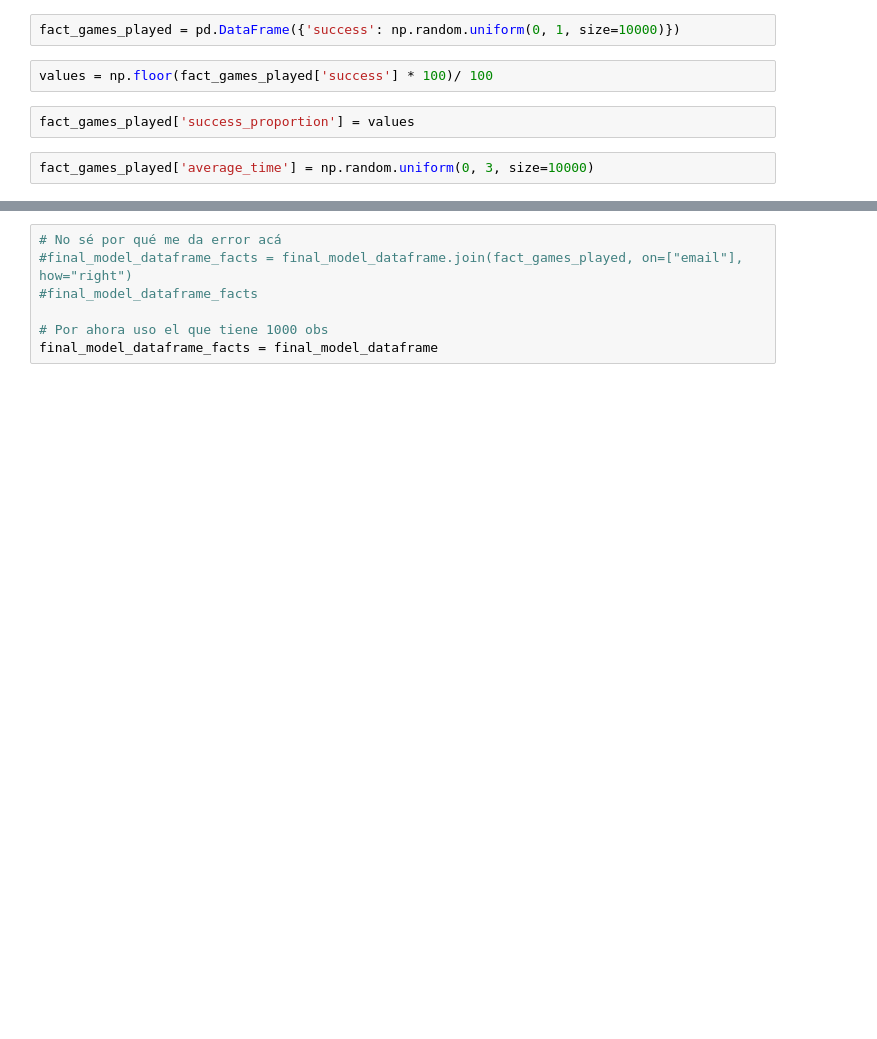
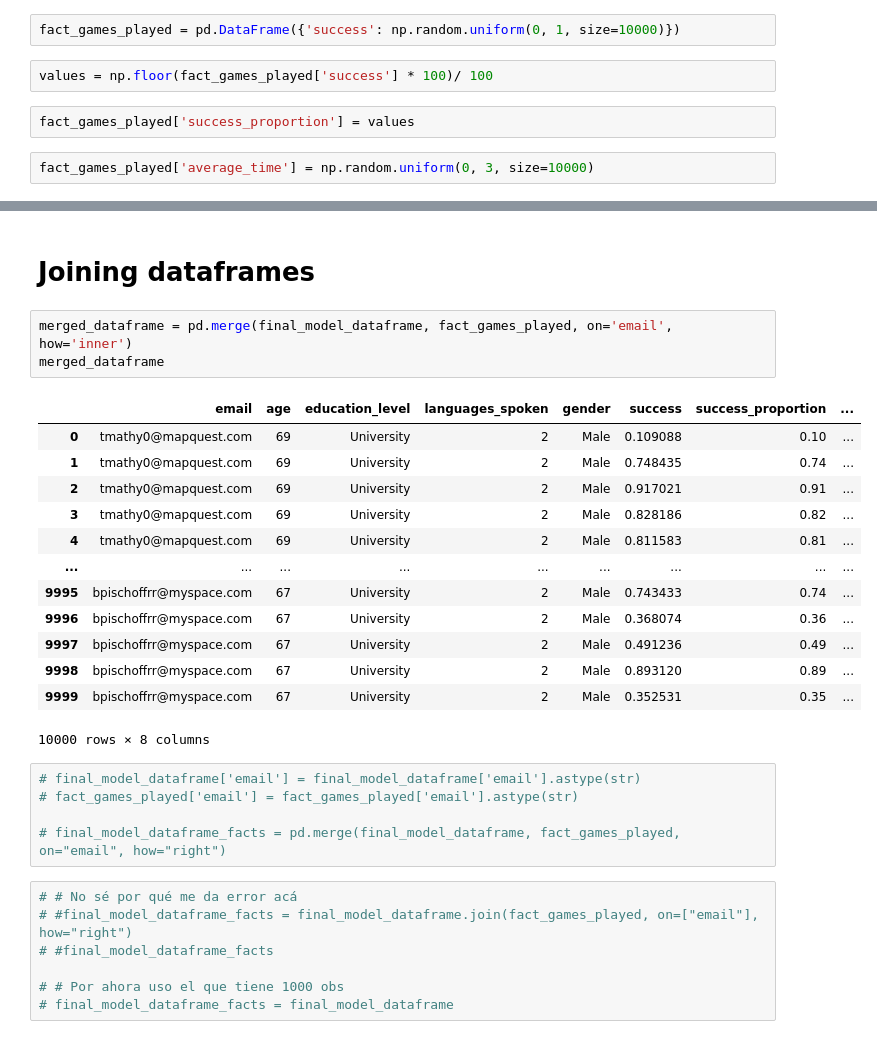
Before and after one commit to carmenvilanova/SeniorTrAIning, a Jupyter notebook: main_data/notebooks/main_notebook.ipynb, the cells around one changed output, grey strips where cells are left out. Drawn from its saved outputs; the diff is of its cells as text; blank space fills up the shorter version.

```diff
--- a/main_data/notebooks/main_notebook.ipynb
+++ b/main_data/notebooks/main_notebook.ipynb
@@ -174,10 +176,34 @@ fact_games_played
 10000 rows × 4 columns
+# %% [markdown]
+# Joining dataframes
+# %%
+merged_dataframe = pd.merge(final_model_dataframe, fact_games_played, on='email', how='inner')
+merged_dataframe
+# %% [output]
+|  | email | age | education_level | languages_spoken | gender | success | success_proportion | ... |
+| 0 | tmathy0@mapquest.com | 69 | University | 2 | Male | 0.109088 | 0.10 | ... |
+| 1 | tmathy0@mapquest.com | 69 | University | 2 | Male | 0.748435 | 0.74 | ... |
+| 2 | tmathy0@mapquest.com | 69 | University | 2 | Male | 0.917021 | 0.91 | ... |
+| 3 | tmathy0@mapquest.com | 69 | University | 2 | Male | 0.828186 | 0.82 | ... |
+| 4 | tmathy0@mapquest.com | 69 | University | 2 | Male | 0.811583 | 0.81 | ... |
+| ... | ... | ... | ... | ... | ... | ... | ... | ... |
+| 9995 | bpischoffrr@myspace.com | 67 | University | 2 | Male | 0.743433 | 0.74 | ... |
+| 9996 | bpischoffrr@myspace.com | 67 | University | 2 | Male | 0.368074 | 0.36 | ... |
+| 9997 | bpischoffrr@myspace.com | 67 | University | 2 | Male | 0.491236 | 0.49 | ... |
+| 9998 | bpischoffrr@myspace.com | 67 | University | 2 | Male | 0.893120 | 0.89 | ... |
+| 9999 | bpischoffrr@myspace.com | 67 | University | 2 | Male | 0.352531 | 0.35 | ... |
+10000 rows × 8 columns
+# %%
+# final_model_dataframe['email'] = final_model_dataframe['email'].astype(str)
+# fact_games_played['email'] = fact_games_played['email'].astype(str)
+
+# final_model_dataframe_facts = pd.merge(final_model_dataframe, fact_games_played, on="email", how="right")
 # %%
-# No sé por qué me da error acá
-#final_model_dataframe_facts = final_model_dataframe.join(fact_games_played, on=["email"], how="right")
-#final_model_dataframe_facts
+# # No sé por qué me da error acá
+# #final_model_dataframe_facts = final_model_dataframe.join(fact_games_played, on=["email"], how="right")
+# #final_model_dataframe_facts
 
-# Por ahora uso el que tiene 1000 obs
-final_model_dataframe_facts = final_model_dataframe
+# # Por ahora uso el que tiene 1000 obs
+# final_model_dataframe_facts = final_model_dataframe
 # %%
 # Make average reaction time and accuracy in game a function of age and education
```
Also changed, not shown: parts of 22 cells of this notebook, 5 other files.
